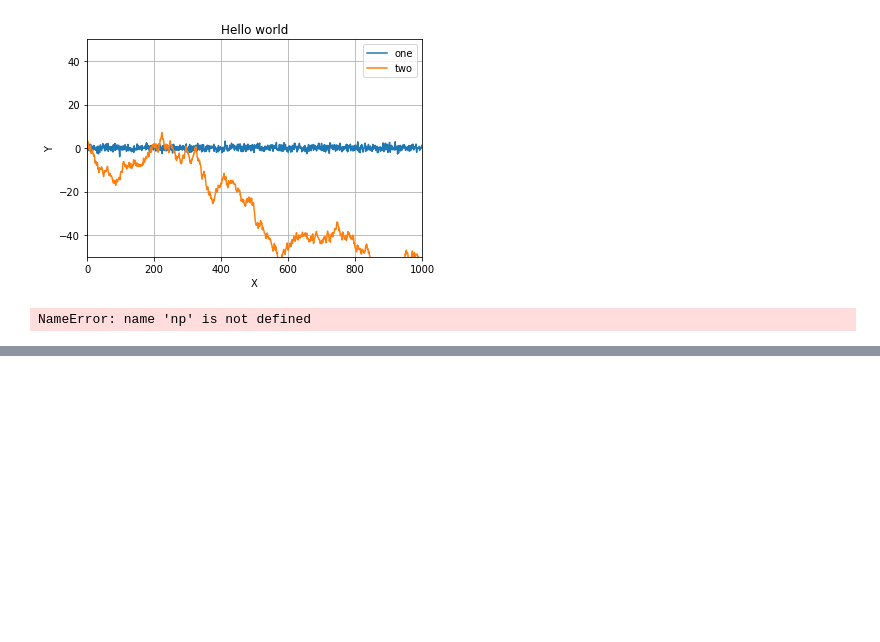
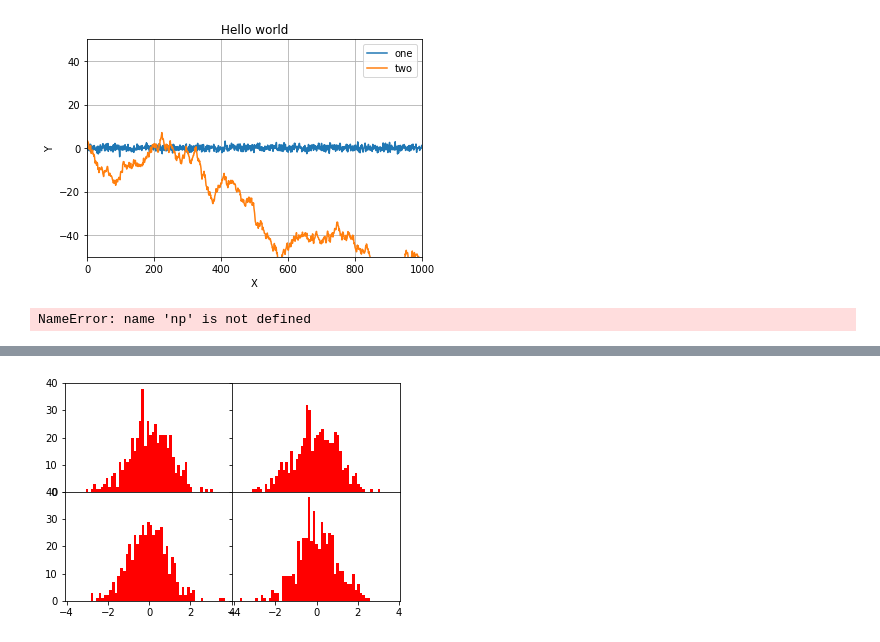
Before and after one commit to nosangho/DataScience, a Jupyter notebook: self_study/day10_2.ipynb, the cells around one changed output, grey strips where cells are left out. Cells and saved outputs as stored; diff of their text form; code cells hidden in the pictures; blank space fills up the shorter version.

```diff
--- a/self_study/day10_2.ipynb
+++ b/self_study/day10_2.ipynb
@@ -612,0 +863,12 @@ NameError: name 'np' is not defined
+# %%
+import random
+
+walk = []
+position = 0
+steps = 1000
+for i in xrange(steps):
+    step = 1 if random.randint(0,1) else -1
+    position += step
+    walk.append(position)
+
+print walk
@@ -612,0 +1145,9 @@ NameError: name 'np' is not defined
+# %%
+fig, axes = plt.subplots(2,2, sharex = True, sharey = True)
+for i in range(2):
+    for j in range(2):
+        axes[i,j].hist(np.random.randn(500), bins = 50, color = 'r')
+
+plt.subplots_adjust(wspace = 0, hspace = 0)
+# %% [output]
+[figure, added]
```
Also changed, not shown: parts of 91 cells of this notebook, 3 other files.
